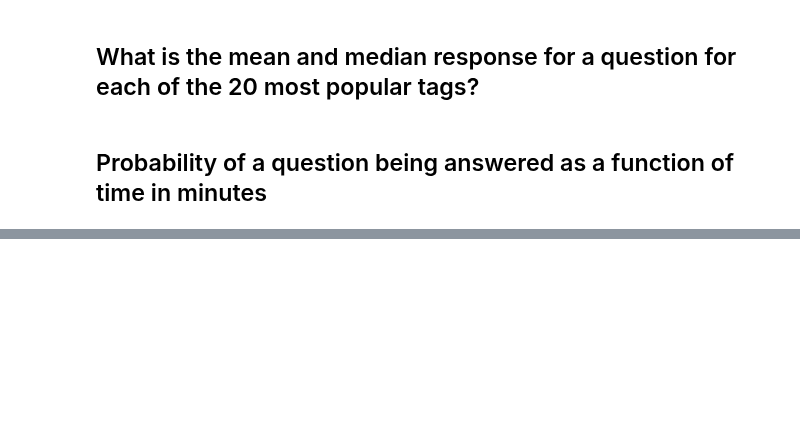
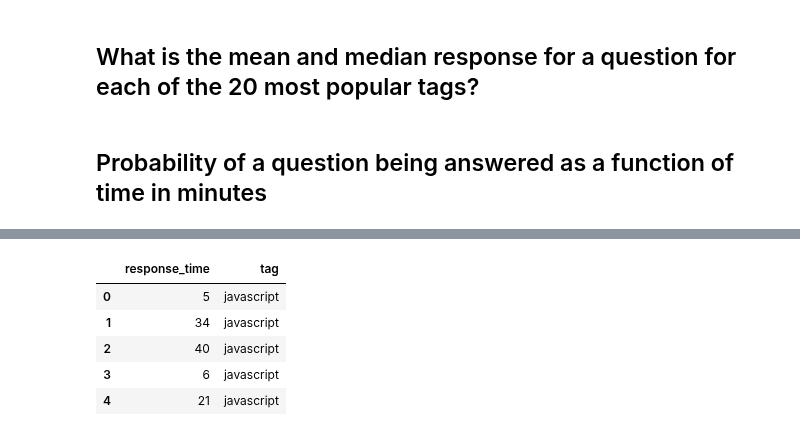
Before and after one commit to MaksimDan/160-Stackoverflow, a Jupyter notebook: source/eda/EDA-stackoverflow.ipynb, the cells around one changed output, grey strips where cells are left out. Cells and saved outputs as stored; diff of their text form; code cells hidden in the pictures; blank space fills up the shorter version.

```diff
--- a/source/eda/EDA-stackoverflow.ipynb
+++ b/source/eda/EDA-stackoverflow.ipynb
@@ -319,0 +441,15 @@ up_down_votes_per_question.head()
+# %%
+# now transpose to dataframe with proper labels in order to group (melt)
+tag_labels, response_times = [], []
+for tag, response in top_10_tags_response:
+    tag_labels += [tag for _ in range(len(response))]
+    response_times += response
+top_10_tags_df = pd.DataFrame({'tag': tag_labels, 'response_time': response_times})
+top_10_tags_df.head()
+# %% [output]
+|  | response_time | tag |
+| 0 | 5 | javascript |
+| 1 | 34 | javascript |
+| 2 | 40 | javascript |
+| 3 | 6 | javascript |
+| 4 | 21 | javascript |
```
Also changed, not shown: parts of 32 cells of this notebook.
